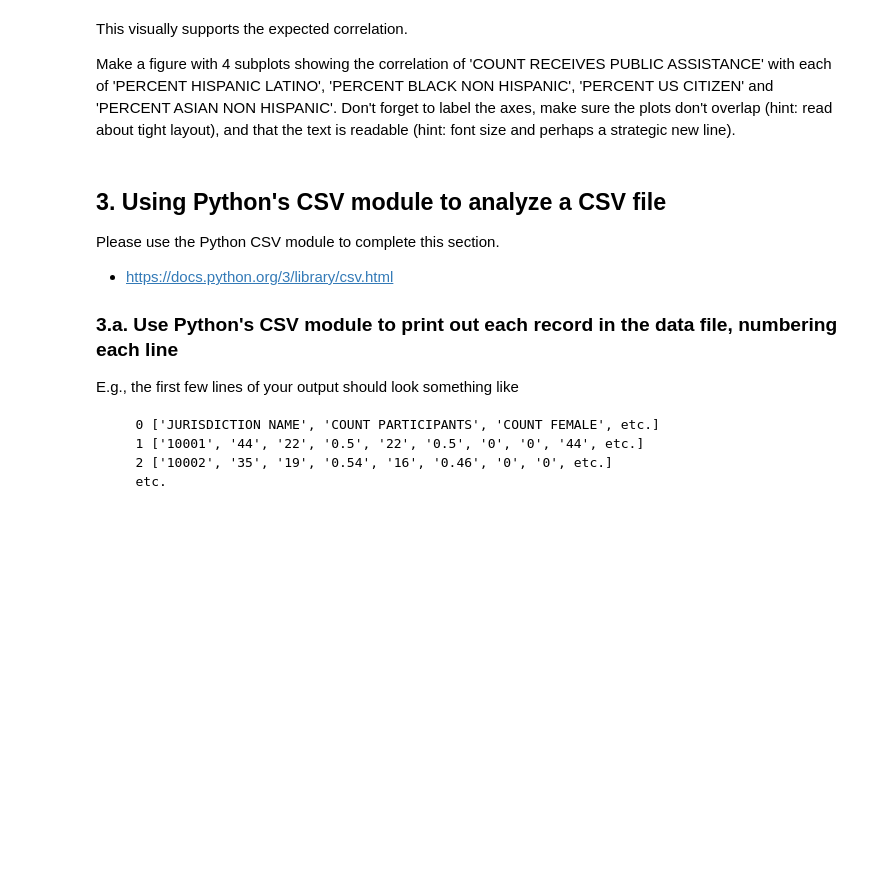
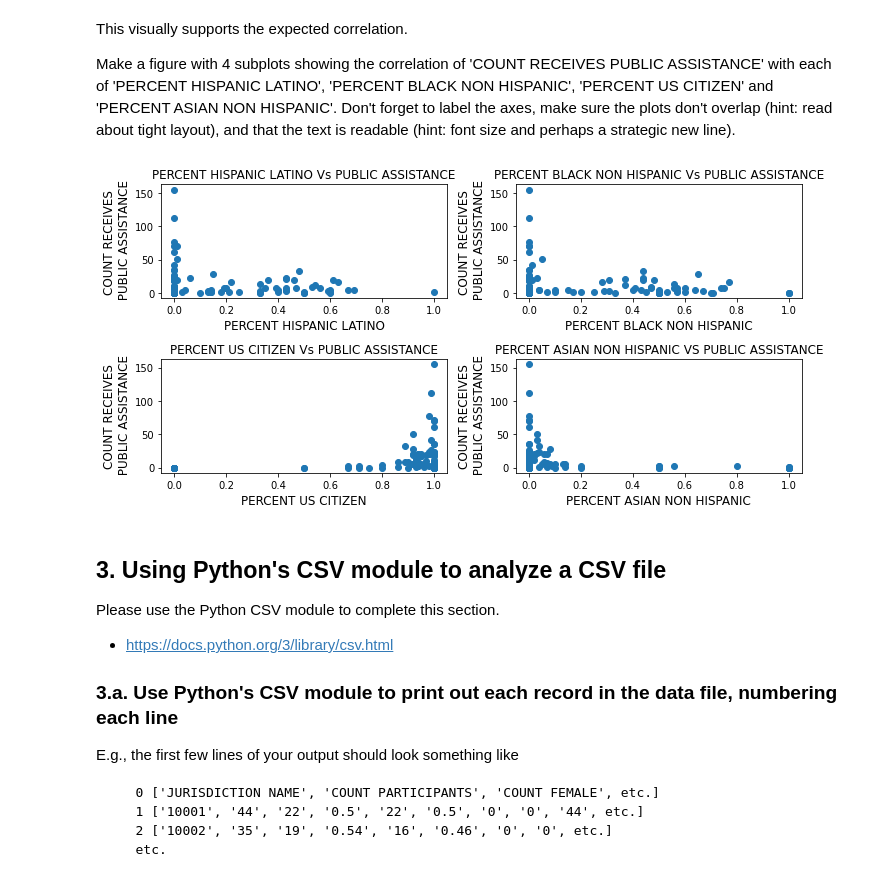
Before and after one commit to JamesChung821/AMS-561-DCS-521-Introduction-to-Computational-Science, a Jupyter notebook: Assignment-2.ipynb, the cells around one changed output. Saved outputs shown, nothing was run; the diff lists cells and outputs as text; code cells hidden in the pictures; blank space fills up the shorter version.

```diff
--- a/Assignment-2.ipynb
+++ b/Assignment-2.ipynb
@@ -207,6 +266,27 @@ First, we might expect that the number of people on assistance would increase wi
 This visually supports the expected correlation.
 
 Make a figure with 4 subplots showing the correlation of 'COUNT RECEIVES PUBLIC ASSISTANCE' with each of 'PERCENT HISPANIC LATINO', 'PERCENT BLACK NON HISPANIC', 'PERCENT US CITIZEN' and 'PERCENT ASIAN NON HISPANIC'.  Don't forget to label the axes, make sure the plots don't overlap (hint: read about tight layout), and that the text is readable (hint: font size and perhaps a strategic new line).
+# %%
+import numpy as np
+def subplot(ax, x, y, fontsize=12):
+    ax.scatter(np.array(extract_data(x)), np.array(extract_data(y)))
+    ax.set_xlabel(x, fontsize=fontsize)
+    ax.set_ylabel('COUNT RECEIVES\n PUBLIC ASSISTANCE', fontsize=fontsize)
+    ax.set_title('Title', fontsize=fontsize)
+
+fig, ((ax1, ax2), (ax3, ax4)) = plt.subplots(nrows=2, ncols=2, figsize=(10,5)) #Four different plots
+subplot(ax1, 'PERCENT HISPANIC LATINO', 'COUNT RECEIVES PUBLIC ASSISTANCE')
+subplot(ax2, 'PERCENT BLACK NON HISPANIC', 'COUNT RECEIVES PUBLIC ASSISTANCE')
+subplot(ax3, 'PERCENT US CITIZEN', 'COUNT RECEIVES PUBLIC ASSISTANCE')
+subplot(ax4, 'PERCENT ASIAN NON HISPANIC', 'COUNT RECEIVES PUBLIC ASSISTANCE')
+ax1.title.set_text('PERCENT HISPANIC LATINO Vs PUBLIC ASSISTANCE')
+ax2.title.set_text('PERCENT BLACK NON HISPANIC Vs PUBLIC ASSISTANCE')
+ax3.title.set_text('PERCENT US CITIZEN Vs PUBLIC ASSISTANCE')
+ax4.title.set_text('PERCENT ASIAN NON HISPANIC VS PUBLIC ASSISTANCE')
+plt.tight_layout()
+plt.show()
+# %% [output]
+[figure, added]
 # %% [markdown]
 ## 3.  Using Python's CSV module to analyze a CSV file
 
```
Also changed, not shown: parts of 6 cells of this notebook, 1 other file.
